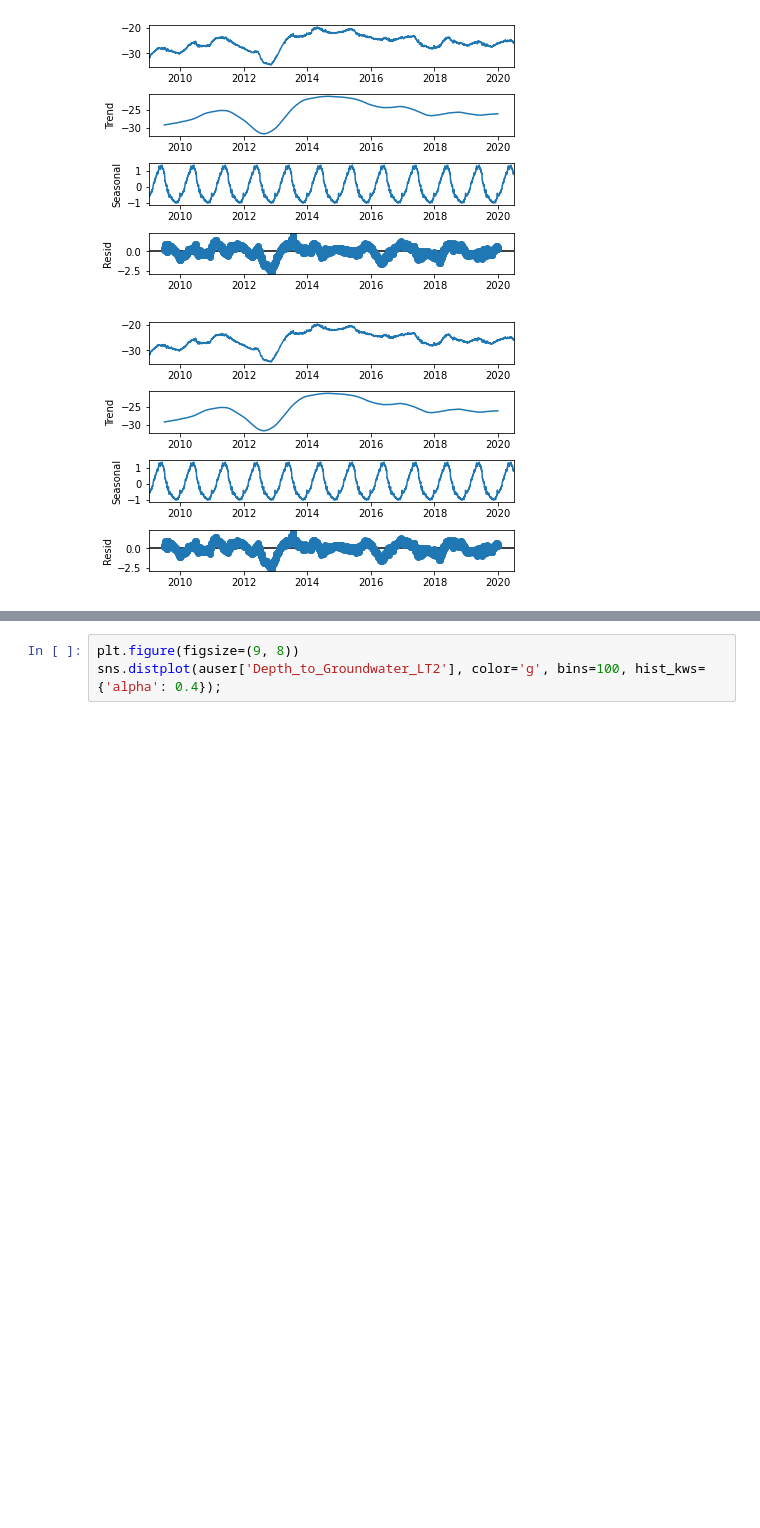
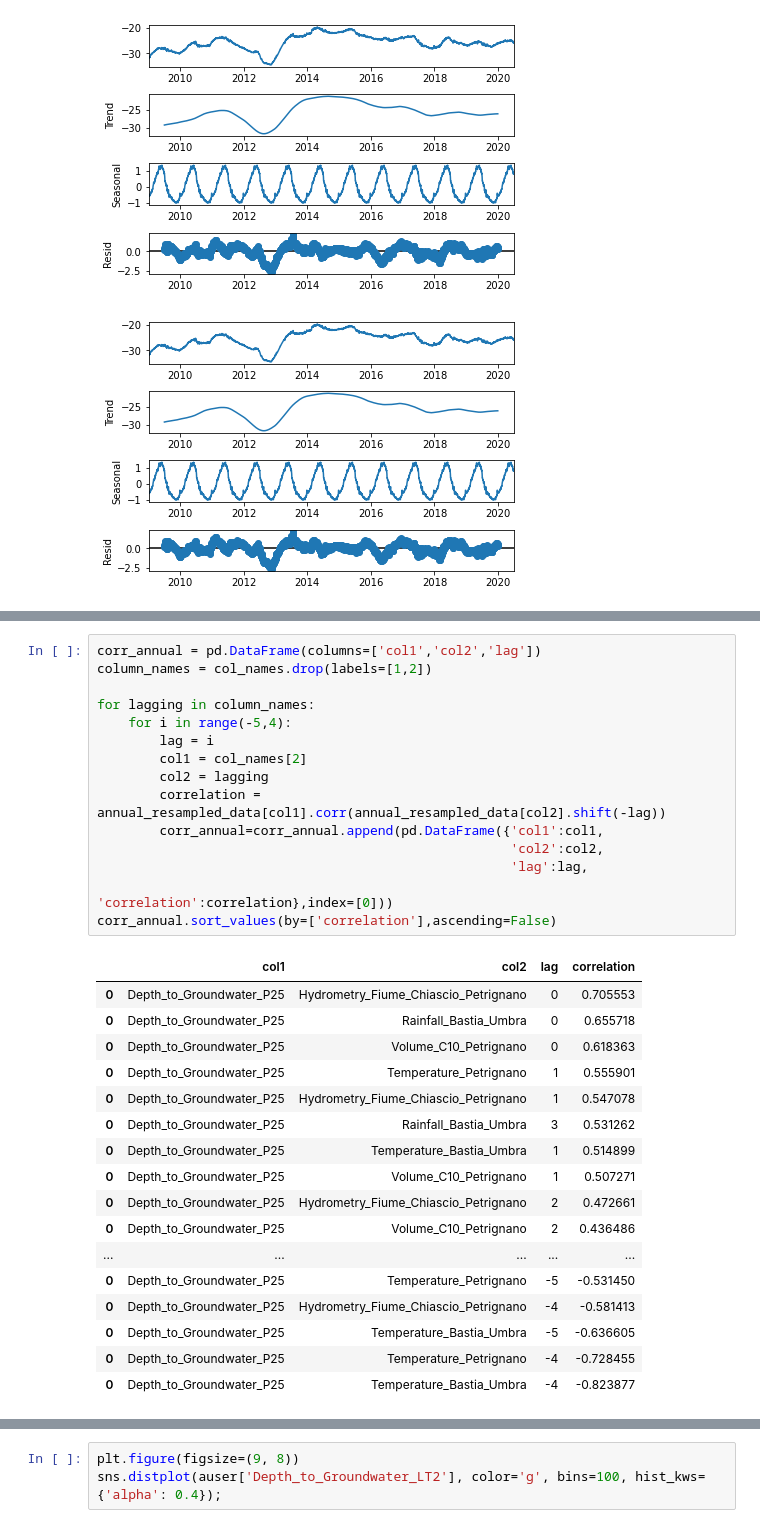
Before and after one commit to msplmansit98/aceawateranalytics, a Jupyter notebook: waterexploration.ipynb, the cells around one changed output, grey strips where cells are left out. Drawn from its saved outputs; the diff is of its cells as text; blank space fills up the shorter version.

```diff
--- a/waterexploration.ipynb
+++ b/waterexploration.ipynb
@@ -329,0 +320,33 @@ result.plot()
+# %%
+corr_annual = pd.DataFrame(columns=['col1','col2','lag'])
+column_names = col_names.drop(labels=[1,2])
+
+for lagging in column_names:
+    for i in range(-5,4):
+        lag = i
+        col1 = col_names[2]
+        col2 = lagging
+        correlation = annual_resampled_data[col1].corr(annual_resampled_data[col2].shift(-lag))
+        corr_annual=corr_annual.append(pd.DataFrame({'col1':col1,
+                                                     'col2':col2,
+                                                     'lag':lag,
+                                                     'correlation':correlation},index=[0]))
+corr_annual.sort_values(by=['correlation'],ascending=False)
+# %% [output]
+|  | col1 | col2 | lag | correlation |
+| 0 | Depth_to_Groundwater_P25 | Hydrometry_Fiume_Chiascio_Petrignano | 0 | 0.705553 |
+| 0 | Depth_to_Groundwater_P25 | Rainfall_Bastia_Umbra | 0 | 0.655718 |
+| 0 | Depth_to_Groundwater_P25 | Volume_C10_Petrignano | 0 | 0.618363 |
+| 0 | Depth_to_Groundwater_P25 | Temperature_Petrignano | 1 | 0.555901 |
+| 0 | Depth_to_Groundwater_P25 | Hydrometry_Fiume_Chiascio_Petrignano | 1 | 0.547078 |
+| 0 | Depth_to_Groundwater_P25 | Rainfall_Bastia_Umbra | 3 | 0.531262 |
+| 0 | Depth_to_Groundwater_P25 | Temperature_Bastia_Umbra | 1 | 0.514899 |
+| 0 | Depth_to_Groundwater_P25 | Volume_C10_Petrignano | 1 | 0.507271 |
+| 0 | Depth_to_Groundwater_P25 | Hydrometry_Fiume_Chiascio_Petrignano | 2 | 0.472661 |
+| 0 | Depth_to_Groundwater_P25 | Volume_C10_Petrignano | 2 | 0.436486 |
+| ... | ... | ... | ... | ... |
+| 0 | Depth_to_Groundwater_P25 | Temperature_Petrignano | -5 | -0.531450 |
+| 0 | Depth_to_Groundwater_P25 | Hydrometry_Fiume_Chiascio_Petrignano | -4 | -0.581413 |
+| 0 | Depth_to_Groundwater_P25 | Temperature_Bastia_Umbra | -5 | -0.636605 |
+| 0 | Depth_to_Groundwater_P25 | Temperature_Petrignano | -4 | -0.728455 |
+| 0 | Depth_to_Groundwater_P25 | Temperature_Bastia_Umbra | -4 | -0.823877 |
```
Also changed, not shown: parts of 19 cells of this notebook, 6 other files.
